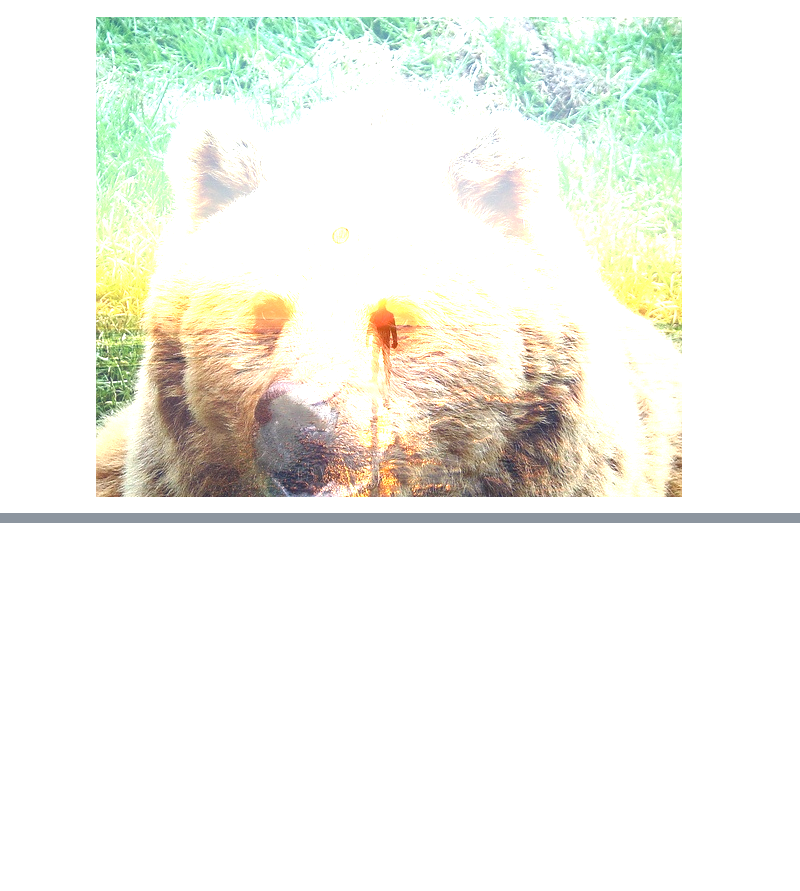
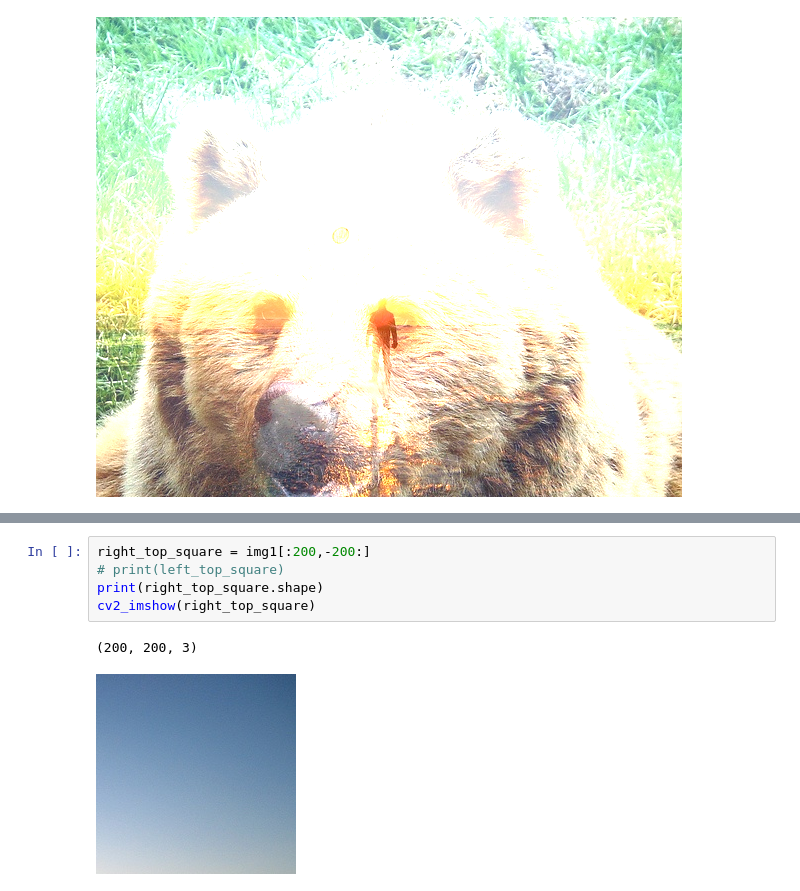
Before and after one commit to Jaro1977/Analiza-obrazu-kurs, a Jupyter notebook: 01_Intro_Open_CV.ipynb, the cells around one changed output, grey strips where cells are left out. Saved outputs shown, nothing was run; the diff lists cells and outputs as text; blank space fills up the shorter version.

```diff
--- a/01_Intro_Open_CV.ipynb
+++ b/01_Intro_Open_CV.ipynb
@@ -74,0 +90,8 @@ cv2_imshow(dst)
+# %%
+right_top_square = img1[:200,-200:]
+# print(left_top_square)
+print(right_top_square.shape)
+cv2_imshow(right_top_square)
+# %% [output]
+(200, 200, 3)
+[figure, added]
```
Also changed, not shown: parts of 8 cells of this notebook.
